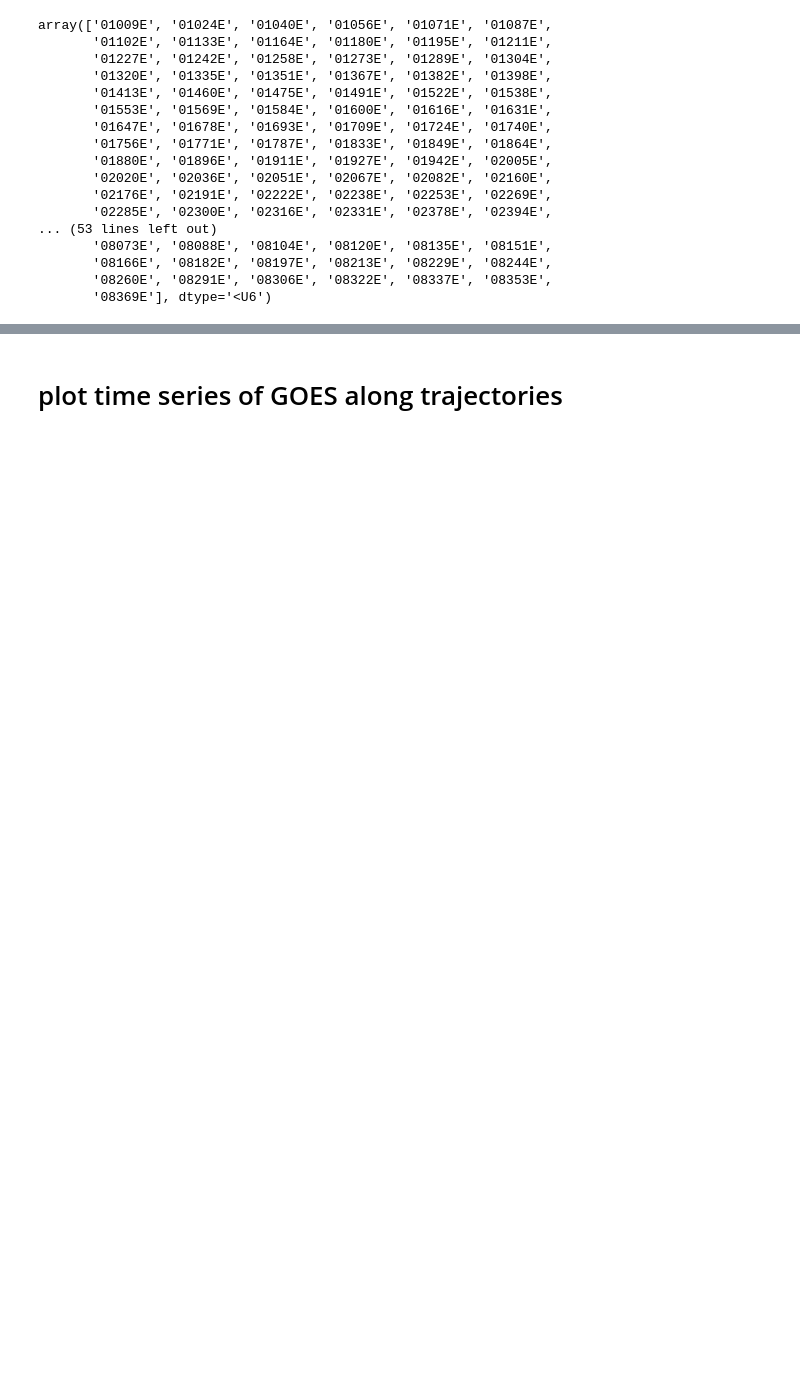
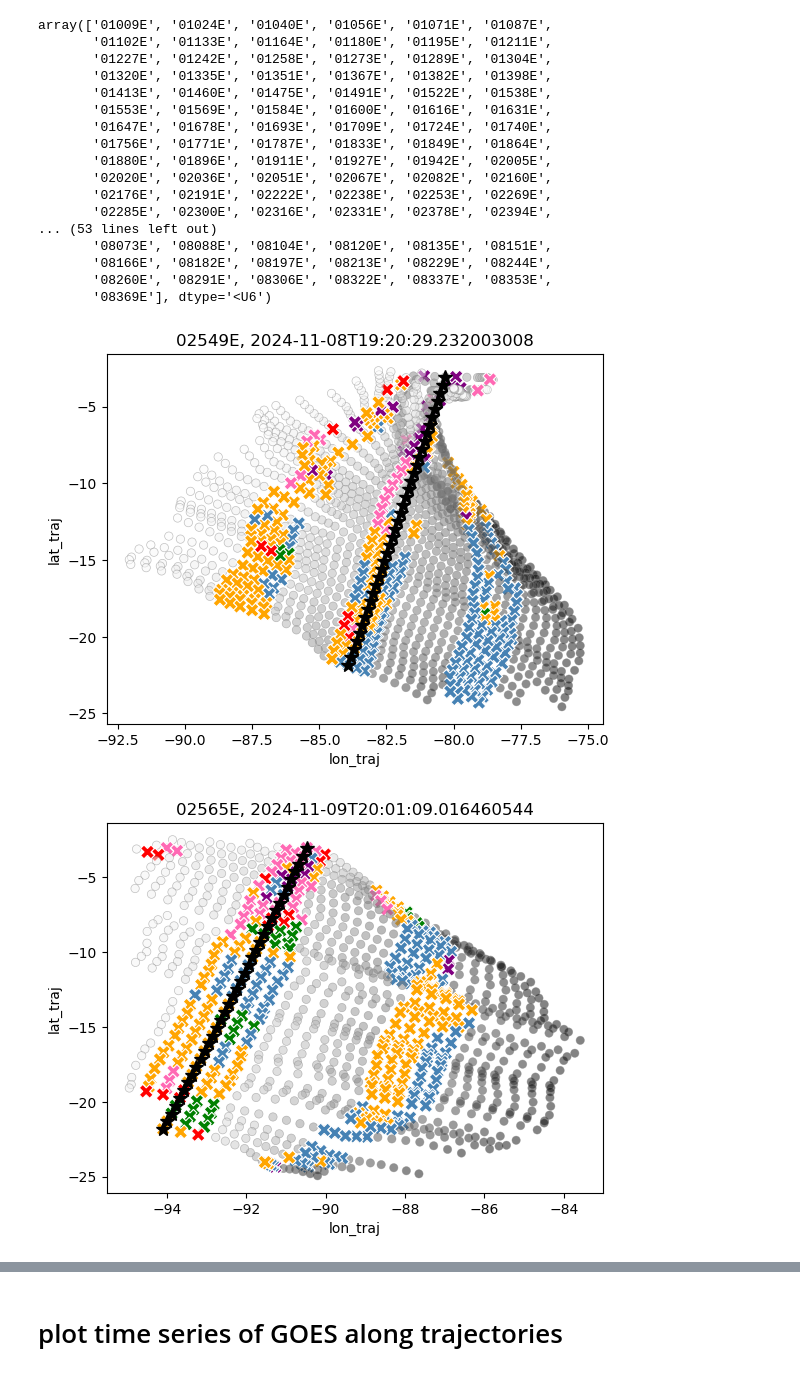
Before and after one commit to johanna-mayer/mesoscale_structure_public, a Jupyter notebook: backtrajectories/check_trajectories.ipynb, the cells around one changed output, grey strips where cells are left out. Saved outputs shown, nothing was run; the diff lists cells and outputs as text; code cells hidden in the pictures; blank space fills up the shorter version.

```diff
--- a/backtrajectories/check_trajectories.ipynb
+++ b/backtrajectories/check_trajectories.ipynb
@@ -153,13 +109,16 @@ array(['01009E', '01024E', '01040E', '01056E', '01071E', '01087E',
 # %%
 palette_goes_cats = {0: 'purple', 1: 'steelblue', 2: 'green', 3: 'orange', 4: 'red', 5: 'hotpink', np.nan: 'grey'}
 
-for orbit in np.unique(bt_with_goes.orbit)[0:10]:
+for orbit in np.unique(bt_with_goes.orbit)[80:90]:
     bt_orbit = bt_with_goes.where(bt_with_goes.orbit == orbit, drop=True)
     for i in range(len(bt_orbit.time_startpoint)):
         tmp = bt_orbit.isel(time_startpoint=i)
         alpha = 1.0
         sns.scatterplot(data=tmp, x='lon_traj', y='lat_traj', hue='datetime_traj', palette='Greys_r', alpha=0.5, edgecolor='Grey', legend=False)
         plt.plot([tmp.sel(timestep=0).lon_traj.values], [tmp.sel(timestep=0).lat_traj.values], color='black', marker='*', markersize=10, alpha=alpha)
         sns.scatterplot(data=tmp, x='lon_traj', y='lat_traj', hue='goes_cats', palette=palette_goes_cats, legend=False, s=100, marker='X', alpha=alpha)
     plt.title(f'{orbit}, {bt_orbit.time_startpoint.values[0]}')
     plt.show()
+# %% [output]
+[figure, added]
+[figure, added]
```
Also changed, not shown: parts of 15 cells of this notebook, 5 other files.
